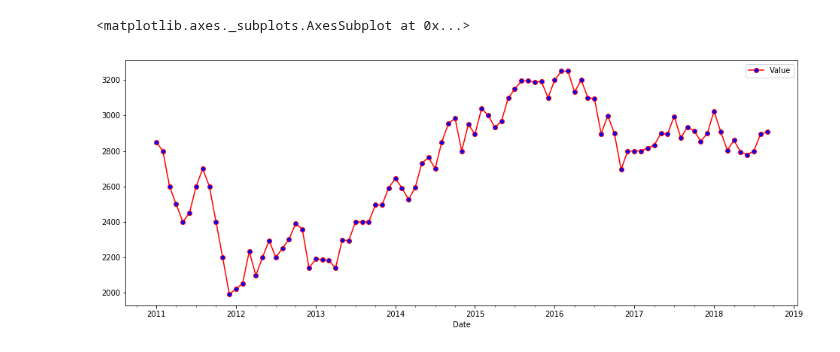
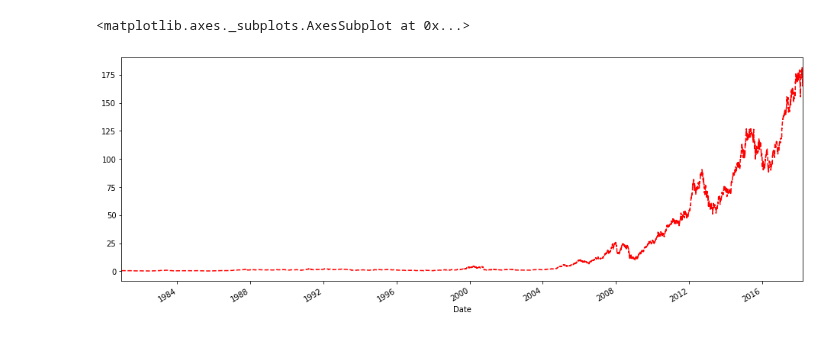
Before and after one commit to Berkat0789/Data_Analysis, a Jupyter notebook: review/SelfTests/Quandl and date time index.ipynb, the cells around one changed output. Drawn from its saved outputs; the diff is of its cells as text; code cells hidden in the pictures.

```diff
--- a/review/SelfTests/Quandl and date time index.ipynb
+++ b/review/SelfTests/Quandl and date time index.ipynb
@@ -5,4 +5,5 @@ import numpy as np
 import matplotlib.pyplot as plt
 from datetime import datetime
 # %%
-qd.ApiConfig.api_key = 'zm3rueXtNBPQNz5nWNGk'
+qd.ApiConfig.api_key = "zm3rueXtNBPQNz5nWNGk"
+apple = qd.get("WIKI/AAPL")
@@ -11,5 +27,5 @@ real_estate = qd.get('ZILLOW/C13_MRPST')
 # %%
-real_estate.plot(figsize = (16,6), marker = "o", color = "r", markerfacecolor = "b")
+apple["Adj. Close"].plot(figsize = (16,6), color = "r", ls = "--")
 # %% [output]
 <matplotlib.axes._subplots.AxesSubplot at 0x...>
-[figure, old version]
+[figure, new version]
```
Also changed, not shown: parts of 24 cells of this notebook, 5 other files.
